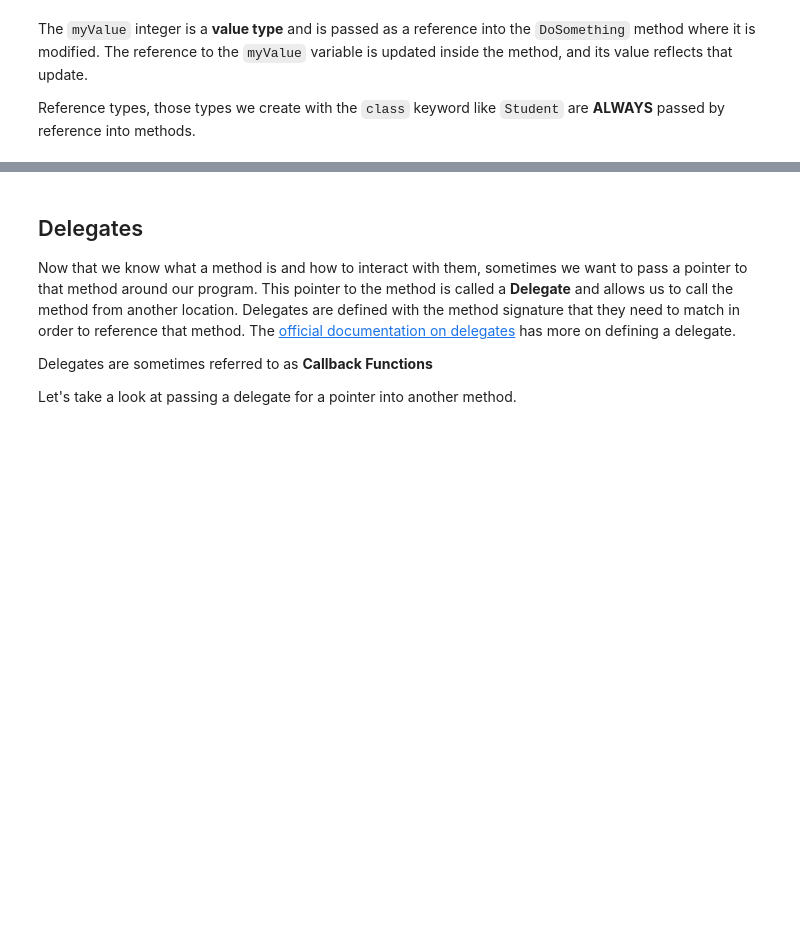
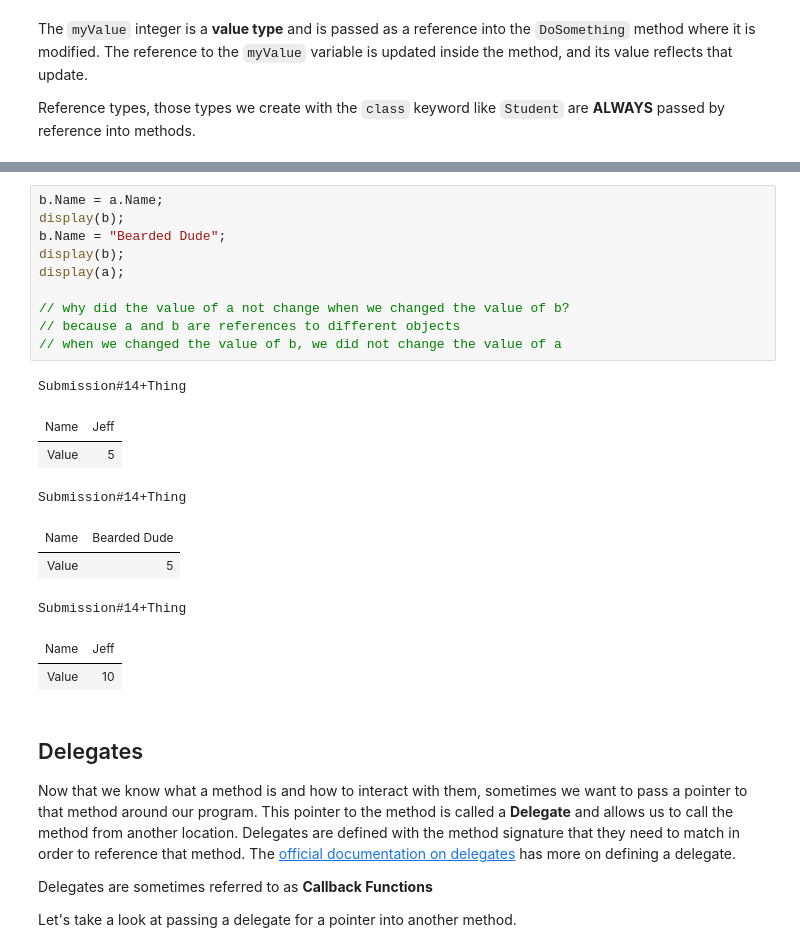
Before and after one commit to ocakbora/csharp_with_csharpfritz, a Jupyter notebook: notebooks/0103-MethodsEvents.ipynb, the cells around one changed output, grey strips where cells are left out. Drawn from its saved outputs; the diff is of its cells as text; blank space fills up the shorter version.

```diff
--- a/notebooks/0103-MethodsEvents.ipynb
+++ b/notebooks/0103-MethodsEvents.ipynb
@@ -417,3 +485,23 @@ Submission#63+Student+Grade
+# %%
+b.Name = a.Name;
+display(b);
+b.Name = "Bearded Dude";
+display(b);
+display(a);
+
+// why did the value of a not change when we changed the value of b?
+// because a and b are references to different objects
+// when we changed the value of b, we did not change the value of a
+# %% [output]
+Submission#14+Thing
+| Name | Jeff |
+| Value | 5 |
+Submission#14+Thing
+| Name | Bearded Dude |
+| Value | 5 |
+Submission#14+Thing
+| Name | Jeff |
+| Value | 10 |
 # %% [markdown]
 ## Delegates
 
```
Also changed, not shown: parts of 22 cells of this notebook, 7 other files.
